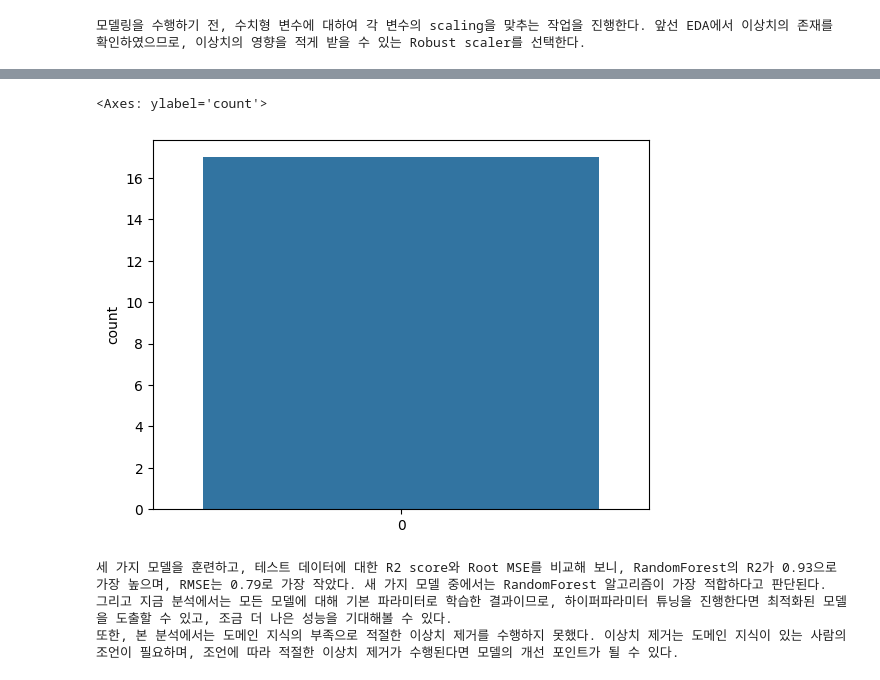
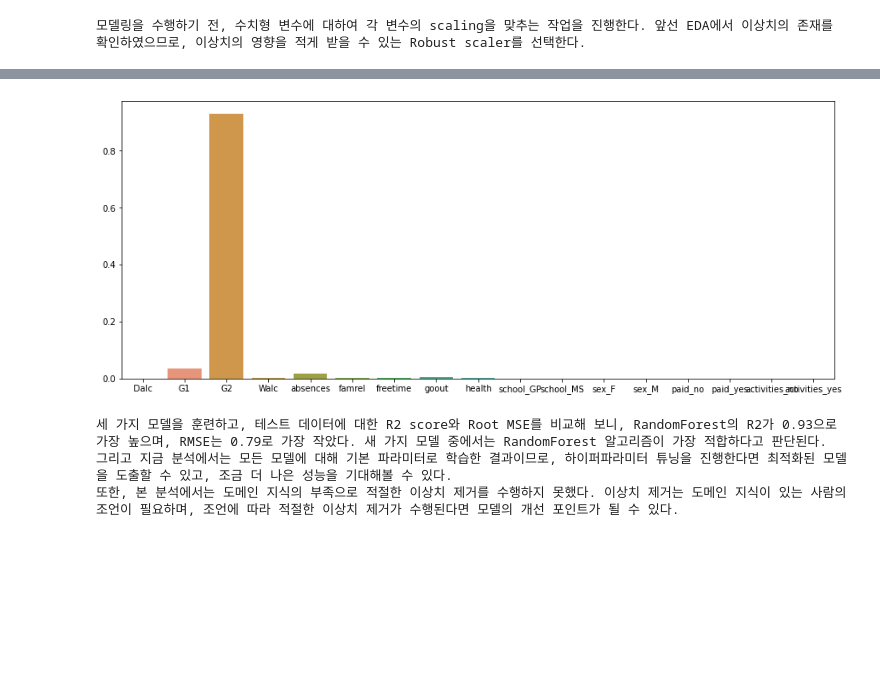
Before and after one commit to hjben/adp, a Jupyter notebook: study/01회_문제.ipynb, the cells around one changed output, grey strips where cells are left out. Drawn from its saved outputs; the diff is of its cells as text; code cells hidden in the pictures; blank space fills up the shorter version.

```diff
--- a/study/01회_문제.ipynb
+++ b/study/01회_문제.ipynb
@@ -267,8 +276,9 @@ R2 score: 0.9286187865682894
-# %%
-sns.countplot(x_rf.feature_importances_)
-# %% [output]
-<Axes: ylabel='count'>
-[figure, removed]
+# %%
+plt.figure(figsize=(15, 6))
+sns.barplot(x=x.columns, y=rf.feature_importances_)
+plt.show()
+# %% [output]
+[figure, added]
 # %%
 print("세 가지 모델을 훈련하고, 테스트 데이터에 대한 R2 score와 Root MSE를 비교해 보니, RandomForest의 R2가 0.93으로 가장 높으며, RMSE는 0.79로 가장 작았다. 새 가지 모델 중에서는 RandomForest 알고리즘이 가장 적합하다고 판단된다.")
 print("그리고 지금 분석에서는 모든 모델에 대해 기본 파라미터로 학습한 결과이므로, 하이퍼파라미터 튜닝을 진행한다면 최적화된 모델을 도출할 수 있고, 조금 더 나은 성능을 기대해볼 수 있다.")
```
Also changed, not shown: parts of 15 cells of this notebook.
